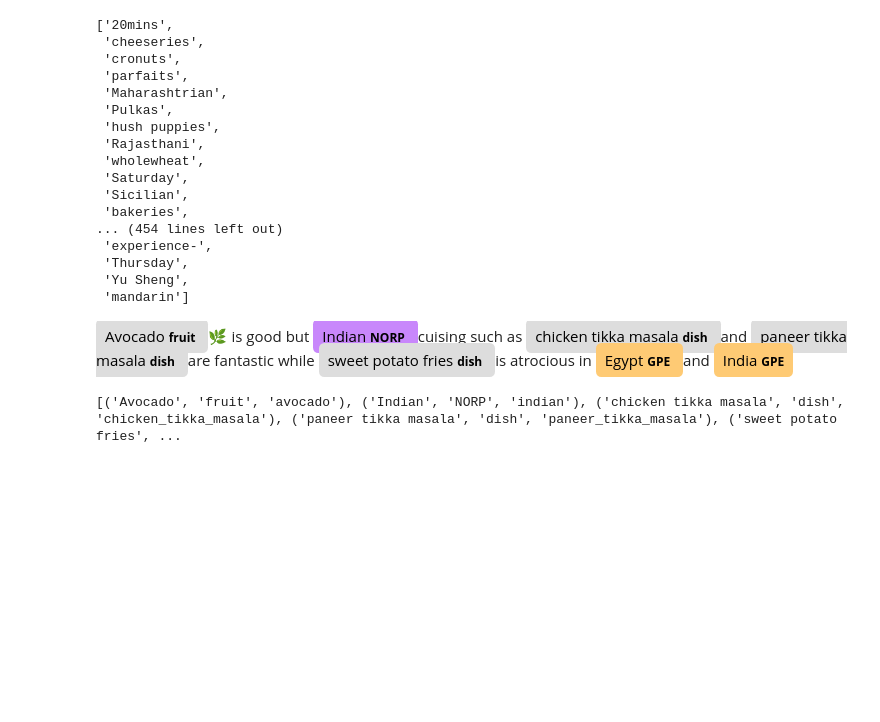
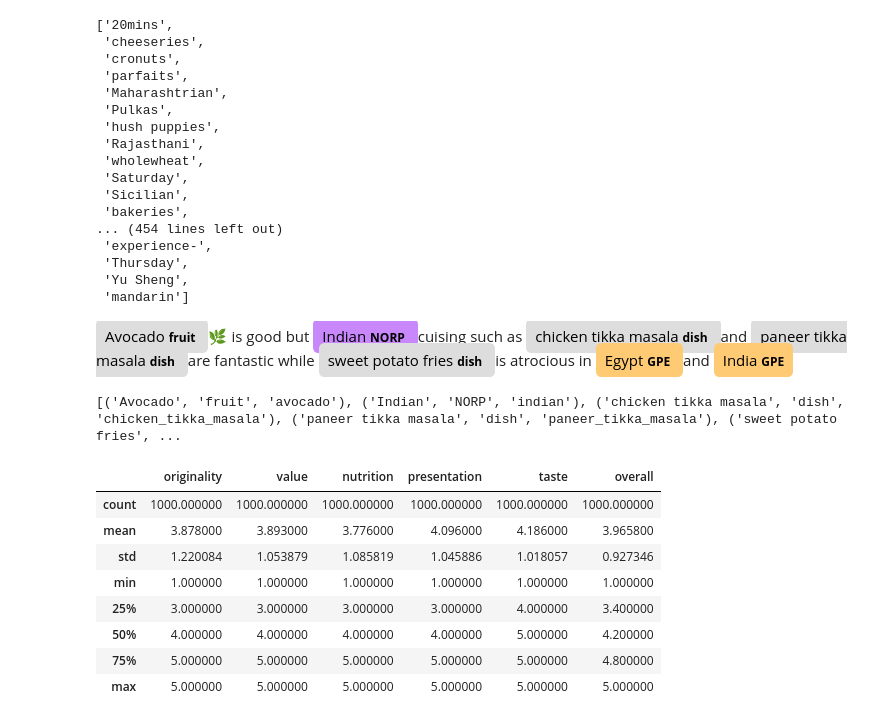
Before and after one commit to ravi-gopalan/DAND_Data_Wrangling, a Jupyter notebook: post_training_processing.ipynb, the cells around one changed output. Saved outputs shown, nothing was run; the diff lists cells and outputs as text; code cells hidden in the pictures; blank space fills up the shorter version.

```diff
--- a/post_training_processing.ipynb
+++ b/post_training_processing.ipynb
@@ -674,0 +673,12 @@ full_list.
+# %%
+eval_new_df.describe()
+# %% [output]
+|  | originality | value | nutrition | presentation | taste | overall |
+| count | 1000.000000 | 1000.000000 | 1000.000000 | 1000.000000 | 1000.000000 | 1000.000000 |
+| mean | 3.878000 | 3.893000 | 3.776000 | 4.096000 | 4.186000 | 3.965800 |
+| std | 1.220084 | 1.053879 | 1.085819 | 1.045886 | 1.018057 | 0.927346 |
+| min | 1.000000 | 1.000000 | 1.000000 | 1.000000 | 1.000000 | 1.000000 |
+| 25% | 3.000000 | 3.000000 | 3.000000 | 3.000000 | 4.000000 | 3.400000 |
+| 50% | 4.000000 | 4.000000 | 4.000000 | 4.000000 | 5.000000 | 4.200000 |
+| 75% | 5.000000 | 5.000000 | 5.000000 | 5.000000 | 5.000000 | 4.800000 |
+| max | 5.000000 | 5.000000 | 5.000000 | 5.000000 | 5.000000 | 5.000000 |
```
Also changed, not shown: parts of 18 cells of this notebook.
